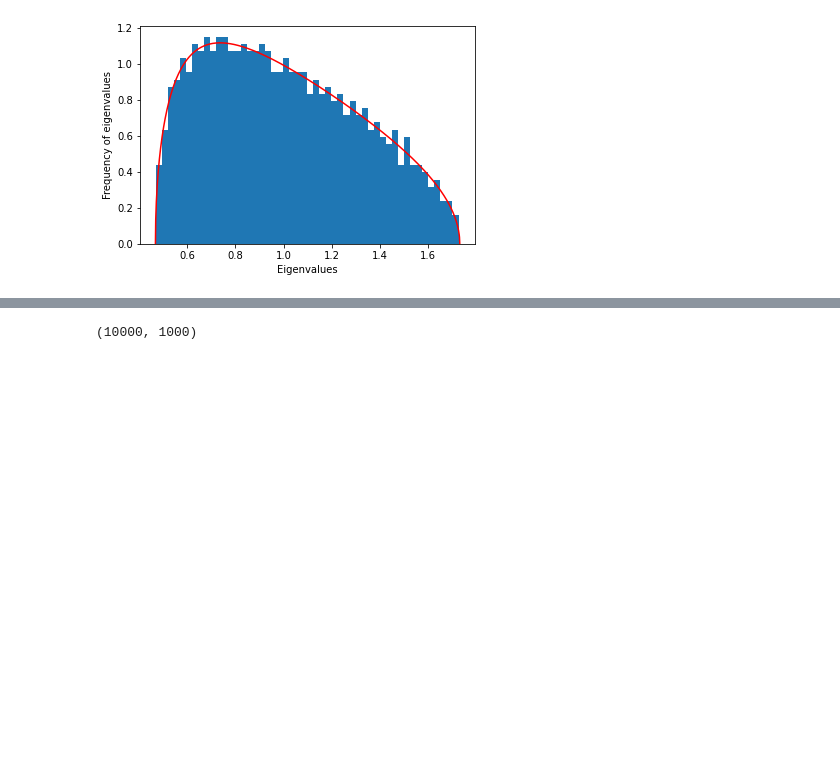
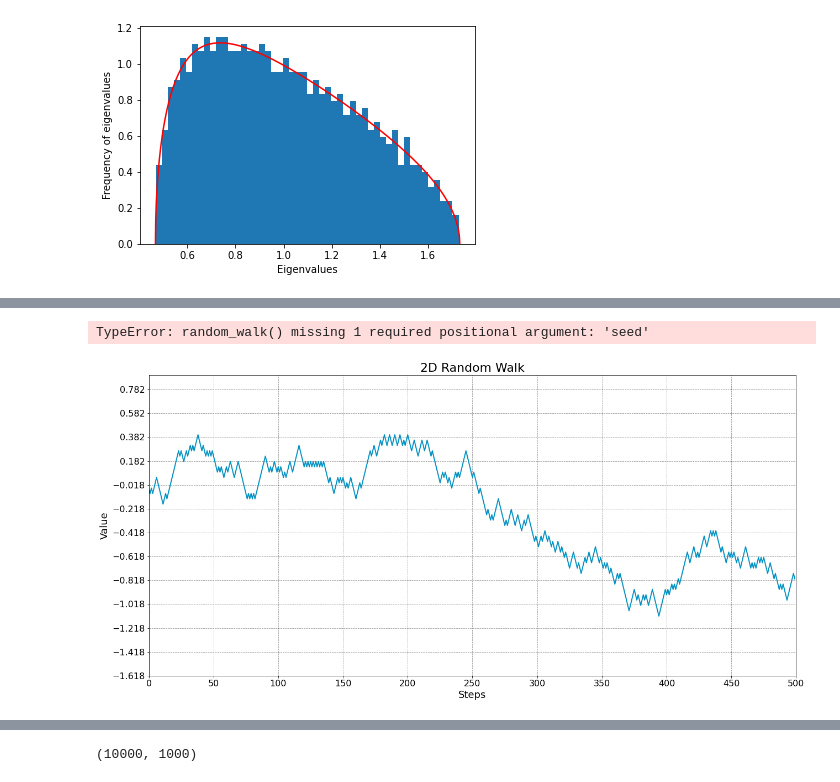
Before and after one commit to emoen/demo_Marchenko_Pastur_Analysis, a Jupyter notebook: demo_MarchenkoPastur_on_time_series .ipynb, the cells around one changed output, grey strips where cells are left out. Drawn from its saved outputs; the diff is of its cells as text; code cells hidden in the pictures; blank space fills up the shorter version.

Commit message:
draw mp-pdf for random walk

```diff
--- a/demo_MarchenkoPastur_on_time_series .ipynb
+++ b/demo_MarchenkoPastur_on_time_series .ipynb
@@ -228,0 +116,71 @@ plt.show()
+# %%
+import numpy as np
+
+
+def random_walk(N, seed):
+    """
+    Simulates a discrete random walk
+    :param int N : the number of steps to take
+    """
+    np.random.seed(seed)
+    # event space: set of possible increments
+    increments = np.array([1, -1])
+    # the probability to generate 1
+    p=0.5
+
+    # the epsilon values
+    random_increments = np.random.choice(increments, N, p)
+    # calculate the random walk
+    random_walk = np.cumsum(random_increments)
+
+    # return the entire walk and the increments
+    return random_walk, random_increments
+
+  # generate a random walk
+N = 500
+X, epsilon = random_walk(N)
+
+# normalize the random walk using the Central Limit Theorem
+X = X * np.sqrt(1./N)
+# %% [output]
+TypeError: random_walk() missing 1 required positional argument: 'seed'
+# %%
+import matplotlib.pyplot as plt
+import matplotlib.animation as animation
+import networkx as nx
+from matplotlib.animation import FuncAnimation, PillowWriter
+
+fig = plt.figure(figsize=(21, 10))
+ax = plt.axes(xlim=(0, N), ylim=(np.min(X) - 0.5, np.max(X) + 0.5))
+line, = ax.plot([], [], lw=2, color='#0492C2')
+ax.set_xticks(np.arange(0, N+1, 50))
+ax.set_yticks(np.arange(np.min(X) - 0.5, np.max(X) + 0.5, 0.2))
+ax.set_title('2D Random Walk', fontsize=22)
+ax.set_xlabel('Steps', fontsize=18)
+ax.set_ylabel('Value', fontsize=18)
+ax.tick_params(labelsize=16)
+ax.grid(True, which='major', linestyle='--', color='black', alpha=0.4)
+
+# initialization function
+def init():
+    # creating an empty plot/frame
+    line.set_data([], [])
+    return line,
+
+# lists to store x and y axis points
+xdata, ydata = [], []
+
+# animation function
+def animate(i):
+    y = X[i]
+    # appending new points to x, y axes points list
+    xdata.append(i)
+    ydata.append(y)
+    line.set_data(xdata, ydata)
+    return line,
+
+# call the animator
+anim = animation.FuncAnimation(fig, animate, init_func=init, frames=N, interval=20, blit=True)
+anim.save('random_walk.gif',writer=PillowWriter(fps=20)) #writer='imagemagick')
+# %% [output]
+[figure, added]
```
Also changed, not shown: parts of 8 cells of this notebook, 1 other file.
